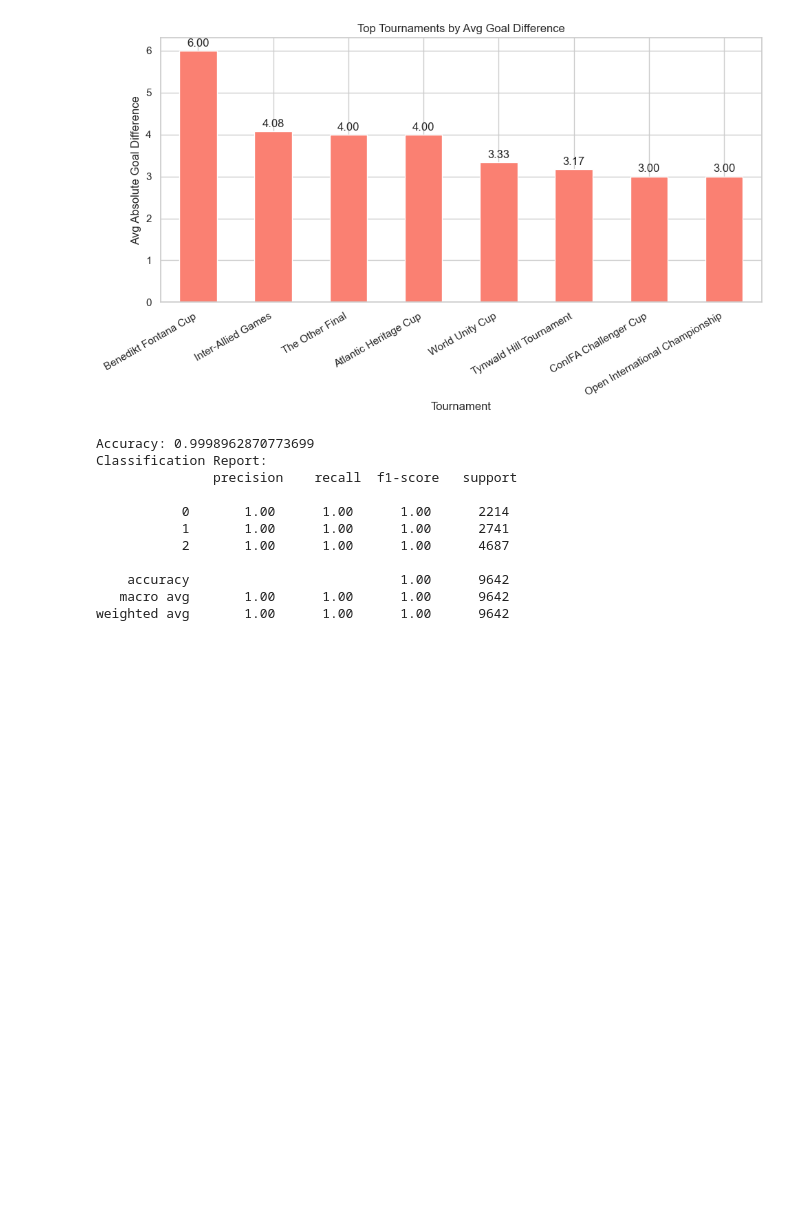
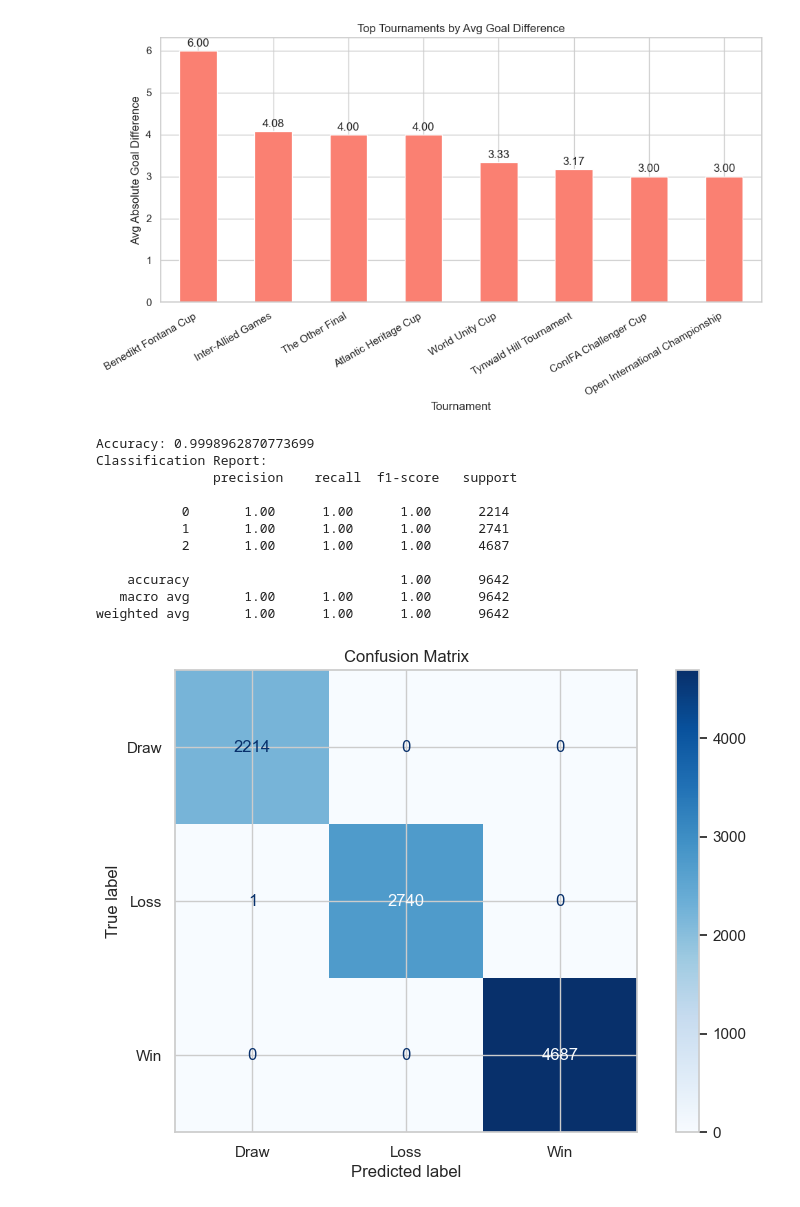
Before and after one commit to NathanOpira/Goalgazer, a Jupyter notebook: Goalgazer/notebooks/analysis.ipynb, the cells around one changed output. Saved outputs shown, nothing was run; the diff lists cells and outputs as text; code cells hidden in the pictures; blank space fills up the shorter version.

Commit message:
visualizing how our model performed.

```diff
--- a/Goalgazer/notebooks/analysis.ipynb
+++ b/Goalgazer/notebooks/analysis.ipynb
@@ -147,6 +147,18 @@ y_pred = model.predict(X_test)
 # Evaluate
 print("Accuracy:", accuracy_score(y_test, y_pred))
 print("Classification Report:\n", classification_report(y_test, y_pred))
+
+
+#confusion matrix visualiztion.
+#visualization of how well our model performed.
+from sklearn.metrics import ConfusionMatrixDisplay
+
+cm = confusion_matrix(y_test, y_pred)
+disp = ConfusionMatrixDisplay(confusion_matrix=cm, display_labels=le_result.classes_)
+
+disp.plot(cmap='Blues')
+plt.title("Confusion Matrix")
+plt.show()
 # %% [output]
 <class 'pandas.core.frame.DataFrame'>
 RangeIndex: 48207 entries, 0 to 48206
@@ -156,30 +168,31 @@ Data columns (total 9 columns):
  0   date        48207 non-null  object
  1   home_team   48207 non-null  object
  2   away_team   48207 non-null  object
  3   home_score  48207 non-null  int64
  4   away_score  48207 non-null  int64
  5   tournament  48207 non-null  object
  6   city        48207 non-null  object
 ... (75 lines left out)
  'Tri Nation Tournament' 'CAFA Nations Cup' 'Mauritius Four Nations Cup'
  'CONIFA World Football Cup qualification' 'CONIFA Asia Cup' 'FIFA Series'
  'Marianas Cup' 'Tri-Nations Series' 'ASEAN Championship qualification'
  'ASEAN Championship' 'EAFF Championship qualification' 'Mapinduzi Cup']
 Passing `palette` without assigning `hue` is deprecated and will be removed in v0.14.0. Assign the `x` variable to `hue` and set `legend=False` for the same effect.
 
   ax = sns.countplot(data=df, x='home_outcome', order=['Win', 'Draw', 'Loss'], palette='pastel')
 [figure]
 [figure]
 [figure]
 [figure]
 Accuracy: 0.9998962870773699
 Classification Report:
                precision    recall  f1-score   support
 
            0       1.00      1.00      1.00      2214
            1       1.00      1.00      1.00      2741
            2       1.00      1.00      1.00      4687
 
     accuracy                           1.00      9642
    macro avg       1.00      1.00      1.00      9642
 weighted avg       1.00      1.00      1.00      9642
+[figure, added]
```
